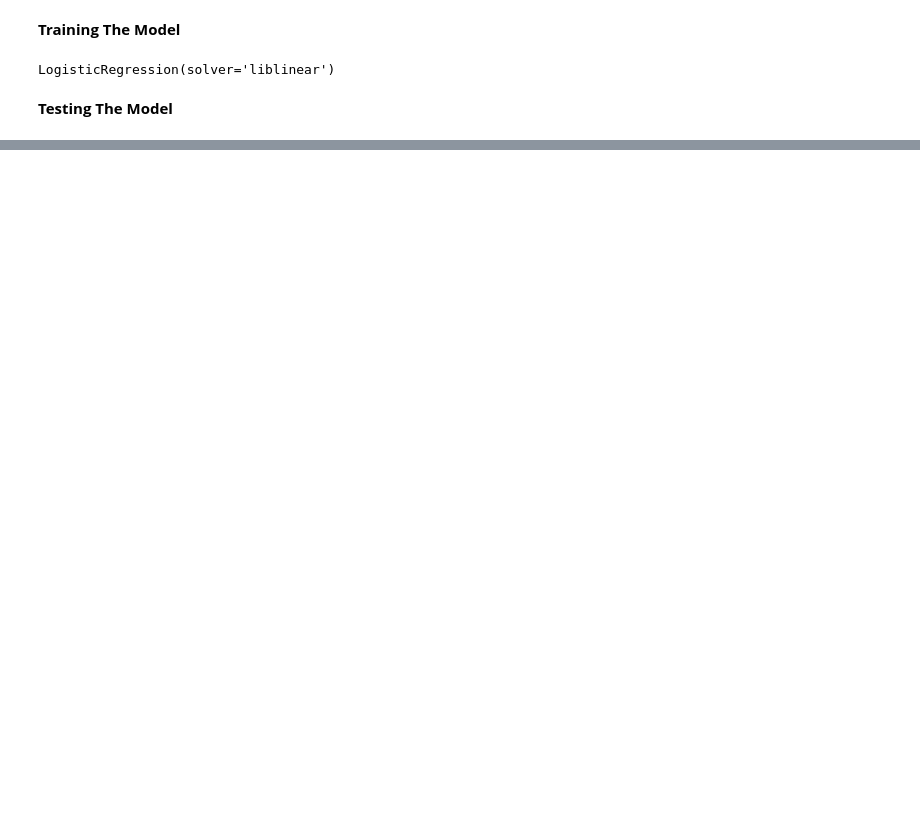
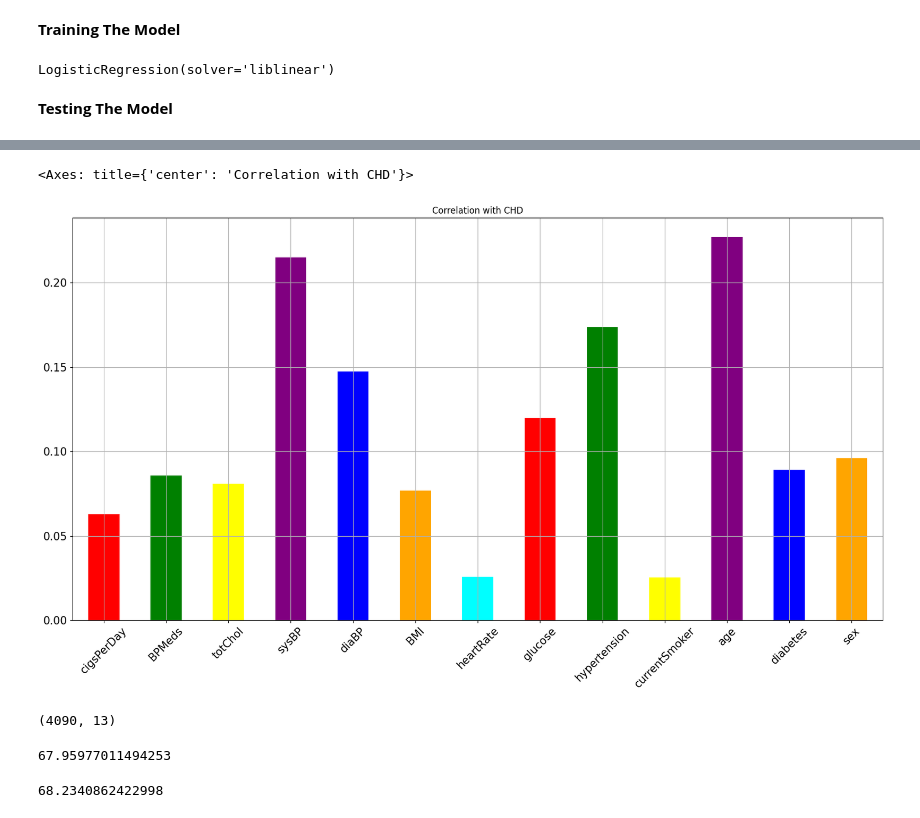
Before and after one commit to rachelrodrigues/Career-Launch-Group-7, a Jupyter notebook: Data_Prep_+_Algorithm.ipynb, the cells around one changed output, grey strips where cells are left out. Drawn from its saved outputs; the diff is of its cells as text; code cells hidden in the pictures; blank space fills up the shorter version.

```diff
--- a/Data_Prep_+_Algorithm.ipynb
+++ b/Data_Prep_+_Algorithm.ipynb
@@ -510,0 +602,7 @@ Confusion Matrix:
+# %%
+fhs_cont["hypertension"] = df_fhs["prevalentHyp"]
+fhs_cont["currentSmoker"] = df_fhs["currentSmoker"]
+fhs_cont["age"] = df_fhs["age"]
+fhs_cont["diabetes"]= df_fhs["diabetes"]
+fhs_cont["sex"] = df_fhs["male"]
+fhs_cont.info()
@@ -510,0 +630,12 @@ Confusion Matrix:
+# %%
+c = ['red','green','yellow','purple','blue','orange','cyan']
+fhs_cont.corrwith(df_fhs['TenYearCHD']).plot.bar(figsize=(20,10), title = 'Correlation with CHD', fontsize = 15, rot = 45, grid=True, color =c )
+# %% [output]
+<Axes: title={'center': 'Correlation with CHD'}>
+[figure, added]
+# %%
+#New model with categorical variables
+X1 = fhs_cont
+X1.shape
+# %% [output]
+(4090, 13)
@@ -510,0 +653,10 @@ Confusion Matrix:
+# %%
+results = model_lr_1.score(X_test_sc, y_test)
+results*100
+# %% [output]
+67.95977011494253
+# %%
+results = model_lr_1.score(X_train_sc, y_train)
+results*100
+# %% [output]
+68.2340862422998
```
Also changed, not shown: parts of 29 cells of this notebook.
